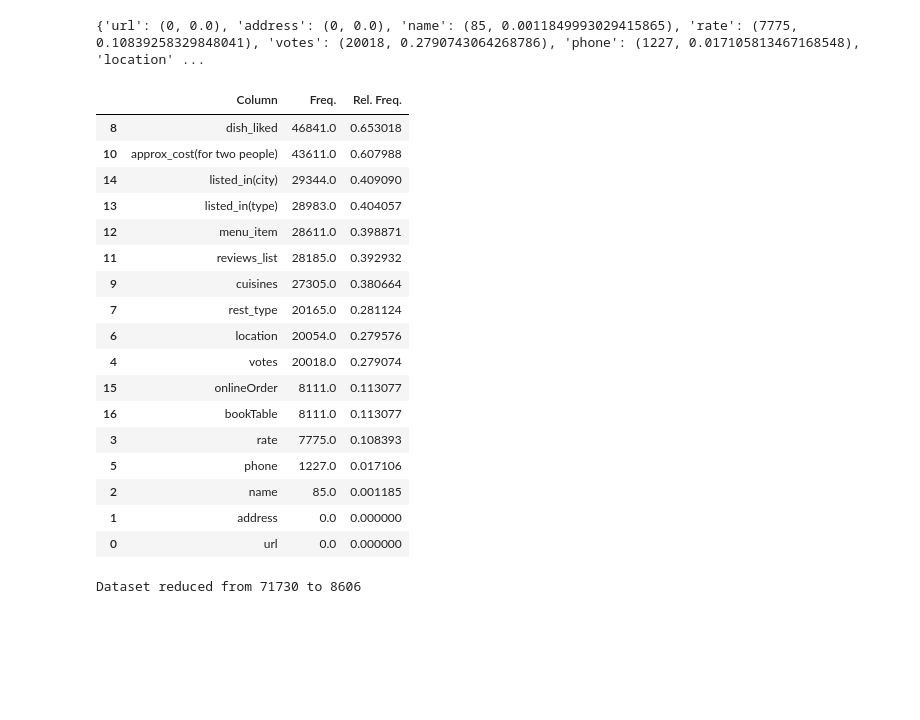
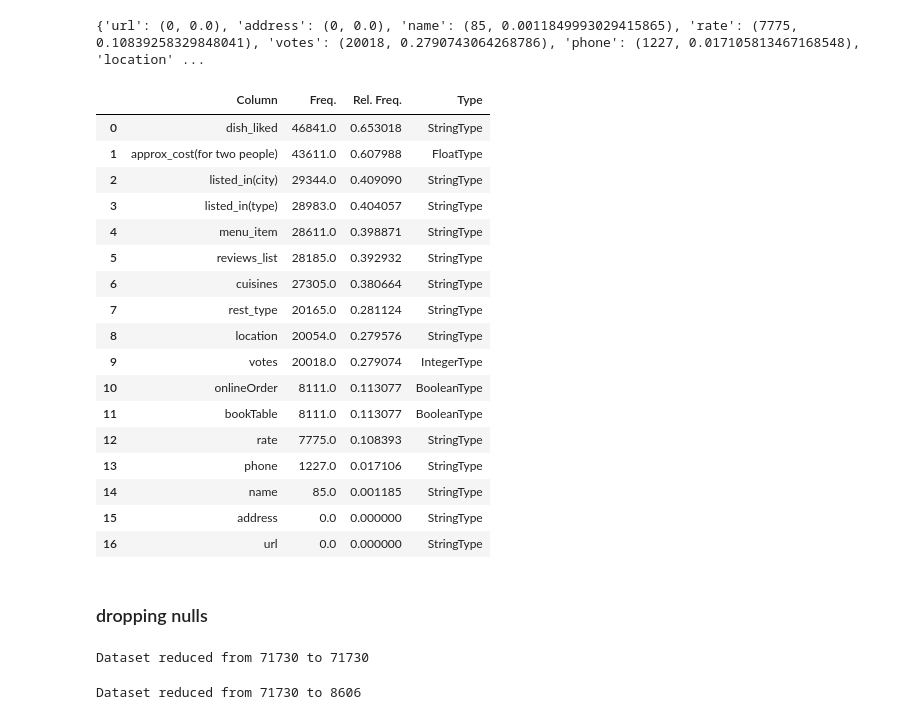
Before and after one commit to ahowe42/pyspark_explore, a Jupyter notebook: pyspark_essentials_udemy/Dataframes_misisng.ipynb, the cells around one changed output. Drawn from its saved outputs; the diff is of its cells as text; code cells hidden in the pictures; blank space fills up the shorter version.

Commit message:
Finished with handling missing data in dataframes and added some missed NB updates.

```diff
--- a/pyspark_essentials_udemy/Dataframes_misisng.ipynb
+++ b/pyspark_essentials_udemy/Dataframes_misisng.ipynb
@@ -61,27 +61,37 @@ print(nullCounts)
 # %%
 # pretty print
 nullCountsDF = pd.DataFrame(nullCounts).T.reset_index(drop=False).sort_values(1, ascending=False)
 nullCountsDF.columns = ['Column', 'Freq.', 'Rel. Freq.']
+nullCountsDF = nullCountsDF.merge(pd.DataFrame([[colm.name, colm.dataType] for colm in zomato.schema], columns=['Column', 'Type']),
+                                how='inner', on=['Column'])
 display(nullCountsDF)
 # %% [output]
-|  | Column | Freq. | Rel. Freq. |
-| 8 | dish_liked | 46841.0 | 0.653018 |
-| 10 | approx_cost(for two people) | 43611.0 | 0.607988 |
-| 14 | listed_in(city) | 29344.0 | 0.409090 |
-| 13 | listed_in(type) | 28983.0 | 0.404057 |
-| 12 | menu_item | 28611.0 | 0.398871 |
-| 11 | reviews_list | 28185.0 | 0.392932 |
-| 9 | cuisines | 27305.0 | 0.380664 |
-| 7 | rest_type | 20165.0 | 0.281124 |
-| 6 | location | 20054.0 | 0.279576 |
-| 4 | votes | 20018.0 | 0.279074 |
-| 15 | onlineOrder | 8111.0 | 0.113077 |
-| 16 | bookTable | 8111.0 | 0.113077 |
-| 3 | rate | 7775.0 | 0.108393 |
-| 5 | phone | 1227.0 | 0.017106 |
-| 2 | name | 85.0 | 0.001185 |
-| 1 | address | 0.0 | 0.000000 |
-| 0 | url | 0.0 | 0.000000 |
+|  | Column | Freq. | Rel. Freq. | Type |
+| 0 | dish_liked | 46841.0 | 0.653018 | StringType |
+| 1 | approx_cost(for two people) | 43611.0 | 0.607988 | FloatType |
+| 2 | listed_in(city) | 29344.0 | 0.409090 | StringType |
+| 3 | listed_in(type) | 28983.0 | 0.404057 | StringType |
+| 4 | menu_item | 28611.0 | 0.398871 | StringType |
+| 5 | reviews_list | 28185.0 | 0.392932 | StringType |
+| 6 | cuisines | 27305.0 | 0.380664 | StringType |
+| 7 | rest_type | 20165.0 | 0.281124 | StringType |
+| 8 | location | 20054.0 | 0.279576 | StringType |
+| 9 | votes | 20018.0 | 0.279074 | IntegerType |
+| 10 | onlineOrder | 8111.0 | 0.113077 | BooleanType |
+| 11 | bookTable | 8111.0 | 0.113077 | BooleanType |
+| 12 | rate | 7775.0 | 0.108393 | StringType |
+| 13 | phone | 1227.0 | 0.017106 | StringType |
+| 14 | name | 85.0 | 0.001185 | StringType |
+| 15 | address | 0.0 | 0.000000 | StringType |
+| 16 | url | 0.0 | 0.000000 | StringType |
+# %% [markdown]
+### dropping nulls
+# %%
+# drop all rows with all missing data
+noNull = zomato.dropna(how='all')
+print('Dataset reduced from %d to %d'%(cnt, noNull.count()))
+# %% [output]
+Dataset reduced from 71730 to 71730
 # %%
 # drop all rows with any missing data
 noNull = zomato.dropna()
```
Also changed, not shown: parts of 4 cells of this notebook, 3 other files.
